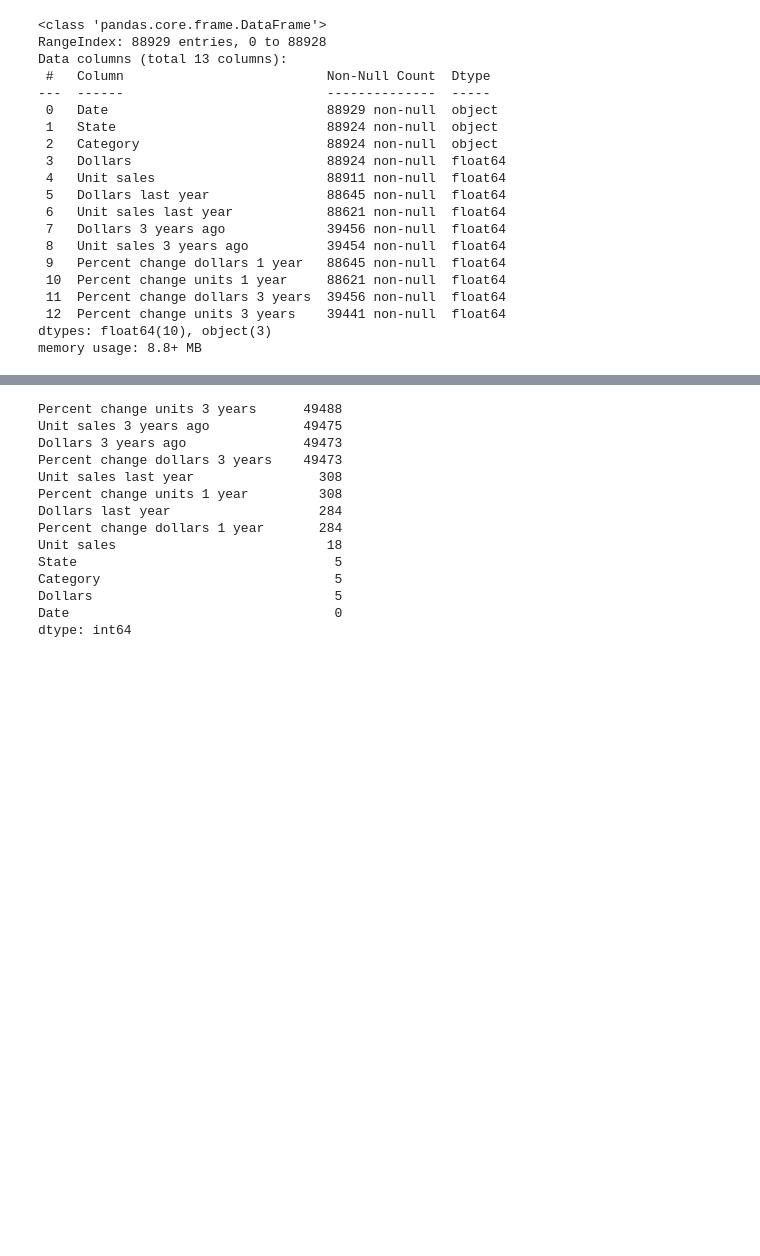
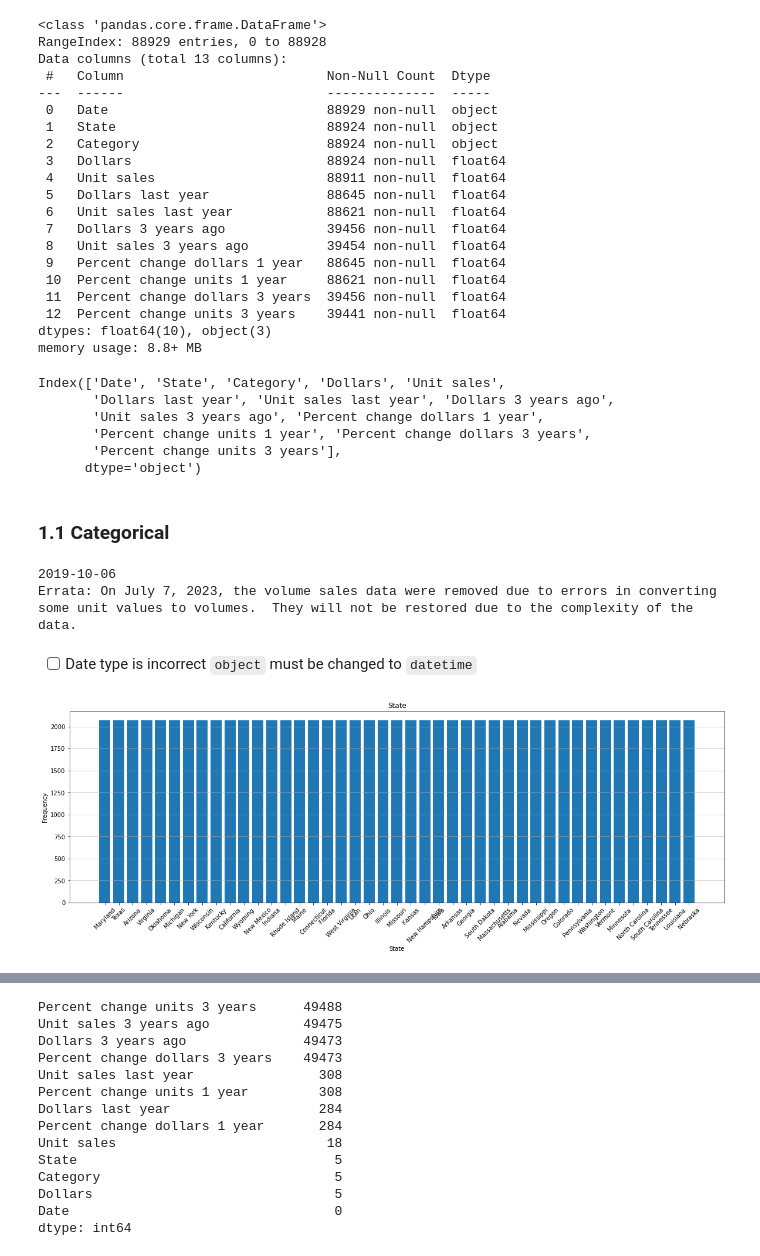
Before and after one commit to khdizon/Data-Viz_KD, a Jupyter notebook: USDA-FoodData_Visual.ipynb, the cells around one changed output, grey strips where cells are left out. Cells and saved outputs as stored; diff of their text form; code cells hidden in the pictures; blank space fills up the shorter version.

```diff
--- a/USDA-FoodData_Visual.ipynb
+++ b/USDA-FoodData_Visual.ipynb
@@ -101,3 +97,40 @@ Data columns (total 13 columns):
  12  Percent change units 3 years    39441 non-null  float64
 dtypes: float64(10), object(3)
 memory usage: 8.8+ MB
+# %%
+# Show column names
+df.columns
+# %% [output]
+Index(['Date', 'State', 'Category', 'Dollars', 'Unit sales',
+       'Dollars last year', 'Unit sales last year', 'Dollars 3 years ago',
+       'Unit sales 3 years ago', 'Percent change dollars 1 year',
+       'Percent change units 1 year', 'Percent change dollars 3 years',
+       'Percent change units 3 years'],
+      dtype='object')
+# %% [markdown]
+### 1.1 Categorical
+# %%
+# Date
+print(df['Date'].iloc[0])
+print(df['Date'].iloc[-1])
+# %% [output]
+2019-10-06
+Errata: On July 7, 2023, the volume sales data were removed due to errors in converting some unit values to volumes.  They will not be restored due to the complexity of the data.
+# %% [markdown]
+- [ ] Date type is incorrect `object` must be changed to `datetime`
+# %%
+# State
+state_counts = df['State'].value_counts()
+
+# plot
+plt.figure(figsize=(20, 6))
+plt.bar(state_counts.index, state_counts.values)
+# style
+plt.xlabel('State')
+plt.ylabel('Frequency')
+plt.title('State')
+plt.xticks(rotation=45)
+plt.grid(axis='y', alpha=0.75)  # Add gridlines for better readability
+plt.show()
+# %% [output]
+[figure, added]
```
Also changed, not shown: parts of 80 cells of this notebook.
